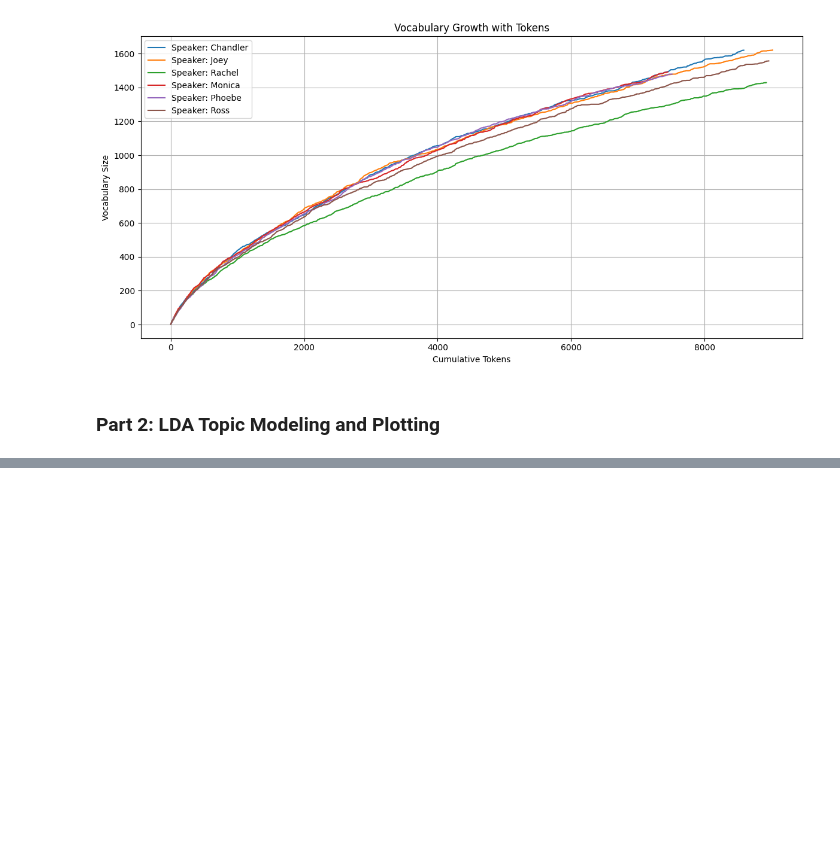
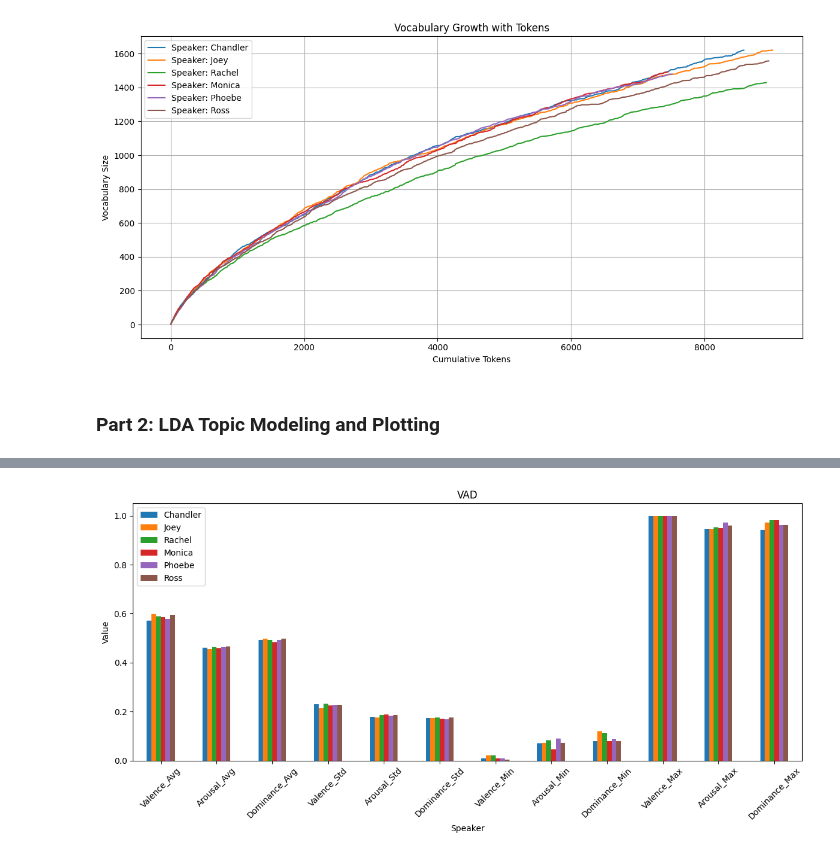
Before and after one commit to KristofferLund94/NLP_Personality_Analysis, a Jupyter notebook: NLP_Personality_Analysis.ipynb, the cells around one changed output, grey strips where cells are left out. Drawn from its saved outputs; the diff is of its cells as text; code cells hidden in the pictures; blank space fills up the shorter version.

```diff
--- a/NLP_Personality_Analysis.ipynb
+++ b/NLP_Personality_Analysis.ipynb
@@ -378,70 +382,43 @@ Best Topics for Ross: {'Topic 1': (0, '0.032*"you" + 0.026*"i" + 0.023*"no" + 0.
 # %%
-nrc_lexicon = pd.read_csv("NRC_EmoLex_NRC-VAD-Lexicon.txt", sep='\t', header=None, names=['Word', 'Valence', 'Arousal', 'Dominance'])
+vad_dataset = pd.read_csv("NRC_EmoLex_NRC-VAD-Lexicon.txt", sep='\t', header=None, names=['Word', 'Valence', 'Arousal', 'Dominance'])
 
-results = {}
+vad_results = {}
 
-def calculate_vad_statistics(speaker_df):
+def calculate_vad_statistics(speaker, speaker_df):
     all_tokens = [token for tokens in speaker_df['Tokens'] for token in tokens]
 
-    # Filter the NRC lexicon to get only the terms present in the speaker's tokens
-    speaker_terms = nrc_lexicon[nrc_lexicon['Word'].isin(all_tokens)]
+    # Filter the VAD dataset to get only the terms present in the speaker's tokens
+    speaker_terms = vad_dataset[vad_dataset['Word'].isin(all_tokens)]
 
-    if not speaker_terms.empty:
-        results[speaker_df['Speaker'].iloc[0]] = {
-            'Valence_Avg': speaker_terms['Valence'].mean(),
-            'Arousal_Avg': speaker_terms['Arousal'].mean(),
-            'Dominance_Avg': speaker_terms['Dominance'].mean(),
-            'Valence_Std': speaker_terms['Valence'].std(),
-            'Arousal_Std': speaker_terms['Arousal'].std(),
-            'Dominance_Std': speaker_terms['Dominance'].std(),
-            'Valence_Min': speaker_terms['Valence'].min(),
-            'Arousal_Min': speaker_terms['Arousal'].min(),
-            'Dominance_Min': speaker_terms['Dominance'].min(),
-            'Valence_Max': speaker_terms['Valence'].max(),
-            'Arousal_Max': speaker_terms['Arousal'].max(),
-            'Dominance_Max': speaker_terms['Dominance'].max(),
-            'Num_Lexicon_Terms': speaker_terms.shape[0]
-        }
+    vad_results[speaker] = {
+        'Valence_Avg': speaker_terms['Valence'].mean(),
+        'Arousal_Avg': speaker_terms['Arousal'].mean(),
+        'Dominance_Avg': speaker_terms['Dominance'].mean(),
+        'Valence_Std': speaker_terms['Valence'].std(),
+        'Arousal_Std': speaker_terms['Arousal'].std(),
+        'Dominance_Std': speaker_terms['Dominance'].std(),
+        'Valence_Min': speaker_terms['Valence'].min(),
+        'Arousal_Min': speaker_terms['Arousal'].min(),
+        'Dominance_Min': speaker_terms['Dominance'].min(),
+        'Valence_Max': speaker_terms['Valence'].max(),
+        'Arousal_Max': speaker_terms['Arousal'].max(),
+        'Dominance_Max': speaker_terms['Dominance'].max(),
+        # 'Num_Lexicon_Terms': speaker_terms.shape[0]
+    }
+
+for speaker, speaker_df in speaker_dfs.items():
+    calculate_vad_statistics(speaker, speaker_df)
 
 
-def calculate_emotion_patterns(speaker_df, nrc_vad_df):
-    vad_scores = {'Valence': [], 'Arousal': [], 'Dominance': []}
+vad_results_df = pd.DataFrame(vad_results)
+vad_results_df.plot(kind='bar', figsize=(12, 6))
+plt.title('VAD')
+plt.ylabel('Value')
+plt.xlabel('Speaker')
+plt.xticks(rotation=45)
+plt.tight_layout()
+plt.show()
 
-    for tokens in speaker_df['Tokens']:
-        for token in tokens:
-            if token in nrc_vad_df.index:
-                vad_scores['Valence'].append(nrc_vad_df.loc[token, 'Valence'])
-                vad_scores['Arousal'].append(nrc_vad_df.loc[token, 'Arousal'])
-                vad_scores['Dominance'].append(nrc_vad_df.loc[token, 'Dominance'])
-
-    results = {
-        'Valence': {
-            'Mean': np.mean(vad_scores['Valence']),
-            'Std': np.std(vad_scores['Valence']),
-            'Min': np.min(vad_scores['Valence']),
-            'Max': np.max(vad_scores['Valence'])
-        },
-        'Arousal': {
-            'Mean': np.mean(vad_scores['Arousal']),
-            'Std': np.std(vad_scores['Arousal']),
-            'Min': np.min(vad_scores['Arousal']),
-            'Max': np.max(vad_scores['Arousal'])
-        },
-        'Dominance': {
-            'Mean': np.mean(vad_scores['Dominance']),
-            'Std': np.std(vad_scores['Dominance']),
-            'Min': np.min(vad_scores['Dominance']),
-            'Max': np.max(vad_scores['Dominance'])
-        }
-    }
-
-    return results
-
-
-for speaker, speaker_df in speaker_dfs.items():
-    speaker_df['Speaker'] = speaker  # Add a speaker column for reference
-    calculate_vad_statistics(speaker_df)
-
-# Convert results to DataFrame for better visualization
-results_df = pd.DataFrame(results).T
-results_df
+vad_results_df
+# %% [output]
+[figure, added]
```
Also changed, not shown: parts of 6 cells of this notebook.
